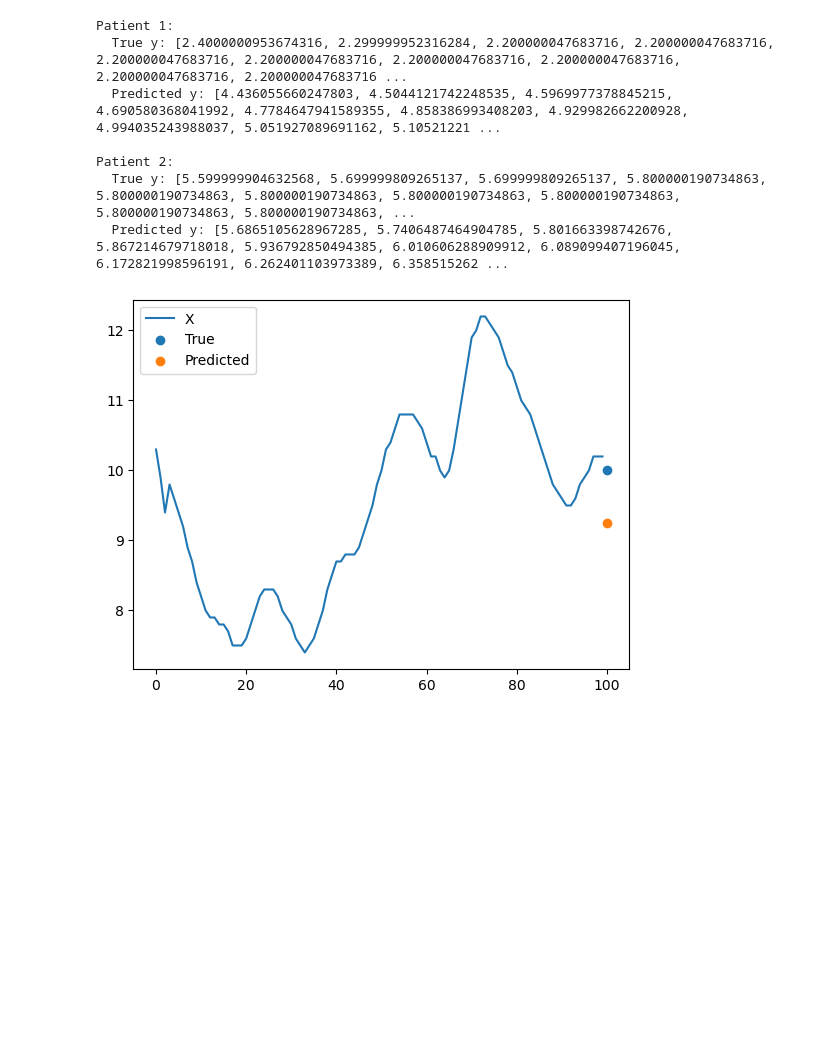
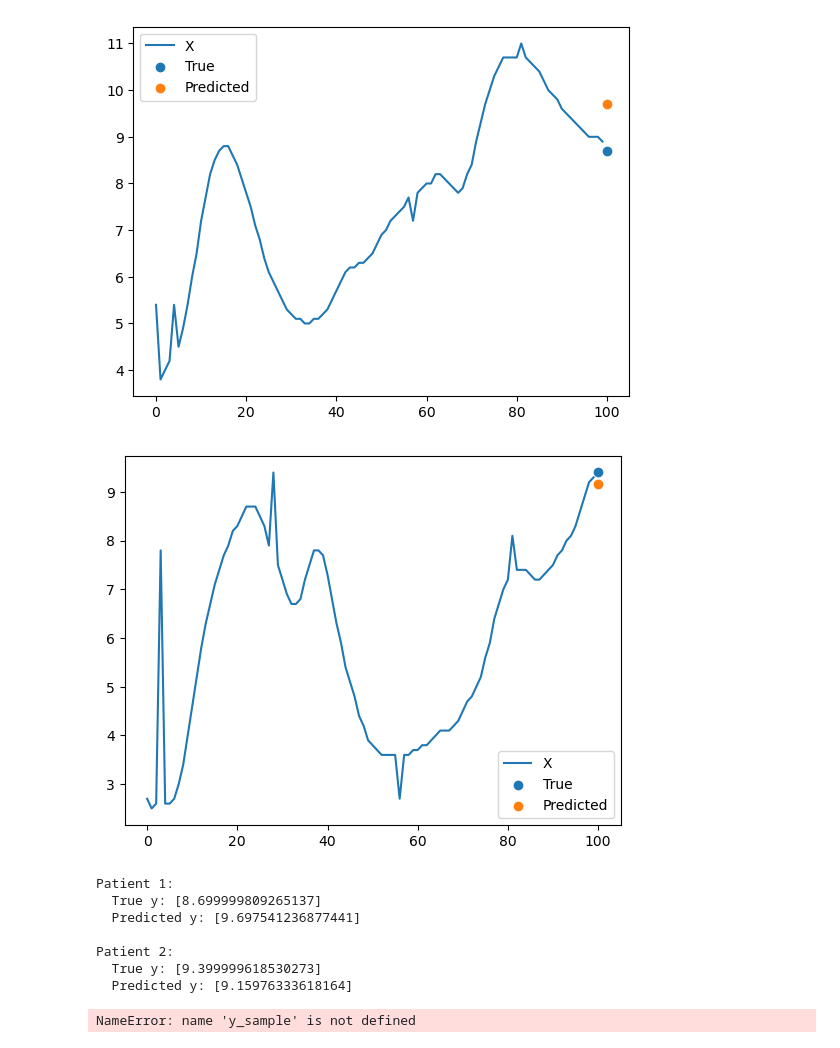
Before and after one commit to sncr0/d1namo, a Jupyter notebook: notebooks/1lstm-d1namo.ipynb, the cells around one changed output. Saved outputs shown, nothing was run; the diff lists cells and outputs as text; code cells hidden in the pictures; blank space fills up the shorter version.

```diff
--- a/notebooks/1lstm-d1namo.ipynb
+++ b/notebooks/1lstm-d1namo.ipynb
@@ -43,7 +43,7 @@ class MemoryMappedGlucoseDataset(Dataset):
 
         # Convert to NumPy (assuming glucose values are in a column named 'glucose')
         X = glucose_df['glucose'].iloc[0:100].values  # All but last column
-        y = glucose_df['glucose'].iloc[101:111].values   # Last column (e.g., target glucose levels)
+        y = glucose_df['glucose'].iloc[101:102].values   # Last column (e.g., target glucose levels)
 
         # Convert to PyTorch tensors
         X_tensor = torch.tensor(X, dtype=torch.float32)
@@ -189,7 +189,7 @@ class GlucoseLSTM_multi(nn.Module):
         return torch.cat(predictions, dim=1)  # Shape: (batch_size, future_steps)
 # %%
 # Initialize LSTM model
-model = GlucoseLSTM_multi()
+model = GlucoseLSTM()
 criterion = nn.MSELoss()  # Mean Squared Error loss
 optimizer = optim.Adam(model.parameters(), lr=0.001)
 
@@ -203,7 +203,7 @@ for epoch in range(num_epochs):
         X_batch = X_batch.unsqueeze(-1)  # Ensures correct shape: (batch_size, 100, 1)
 
         optimizer.zero_grad()
-        y_pred = model(X_batch, future_steps=10)  # Predict 10 steps
+        y_pred = model(X_batch, future_steps=1)  # Predict 10 steps
         loss = criterion(y_pred, y_batch)
         loss.backward()
         optimizer.step()
@@ -231,36 +231,42 @@ Epoch 50/50, Loss: 5.7124
 # %%
 # Switch to evaluation mode
 model.eval()
 
 # Store all true and predicted values
 all_true_y = []
 all_pred_y = []
 
 # Iterate over the entire test dataset
 with torch.no_grad():  # Disable gradient calculation
     for X_batch, y_batch in test_loader:
         X_batch = X_batch.unsqueeze(-1)  # Ensure shape: (batch_size, 100, 1)
 
         # Get predictions
         y_pred = model(X_batch)
-
+        plt.plot(X_batch.detach().numpy()[0, :, 0], label='X')
+        plt.scatter(100, y_batch.detach().numpy(), label='True')
+        plt.scatter(100, y_pred.detach().numpy(), label='Predicted')
+        plt.legend()
+        plt.show()
         # Store results
         all_true_y.extend(y_batch.tolist())
         all_pred_y.extend(y_pred.tolist())
 
 # Print results
 for i, (true_vals, pred_vals) in enumerate(zip(all_true_y, all_pred_y)):
     print(f"Patient {i+1}:")
     print(f"  True y: {true_vals}")
     print(f"  Predicted y: {pred_vals}\n")
 # %% [output]
+[figure, added]
+[figure, added]
 Patient 1:
-  True y: [2.4000000953674316, 2.299999952316284, 2.200000047683716, 2.200000047683716, 2.200000047683716, 2.200000047683716, 2.200000047683716, 2.200000047683716, 2.200000047683716, 2.200000047683716 ...
-  Predicted y: [4.436055660247803, 4.5044121742248535, 4.5969977378845215, 4.690580368041992, 4.7784647941589355, 4.858386993408203, 4.929982662200928, 4.994035243988037, 5.051927089691162, 5.10521221 ...
+  True y: [8.699999809265137]
+  Predicted y: [9.697541236877441]
 
 Patient 2:
-  True y: [5.599999904632568, 5.699999809265137, 5.699999809265137, 5.800000190734863, 5.800000190734863, 5.800000190734863, 5.800000190734863, 5.800000190734863, 5.800000190734863, 5.800000190734863, ...
-  Predicted y: [5.6865105628967285, 5.7406487464904785, 5.801663398742676, 5.867214679718018, 5.936792850494385, 6.010606288909912, 6.089099407196045, 6.172821998596191, 6.262401103973389, 6.358515262 ...
+  True y: [9.399999618530273]
+  Predicted y: [9.15976333618164]
 # %%
 for y, y_pred, X in zip(y_sample, y_pred_sample, X_sample):
     plt.plot(X.detach().numpy(), label='X')
@@ -269,4 +275,4 @@ for y, y_pred, X in zip(y_sample, y_pred_sample, X_sample):
     plt.legend()
     plt.show()
 # %% [output]
-[figure, removed]
+NameError: name 'y_sample' is not defined
```
Also changed, not shown: parts of 3 cells of this notebook, 4 other files.
